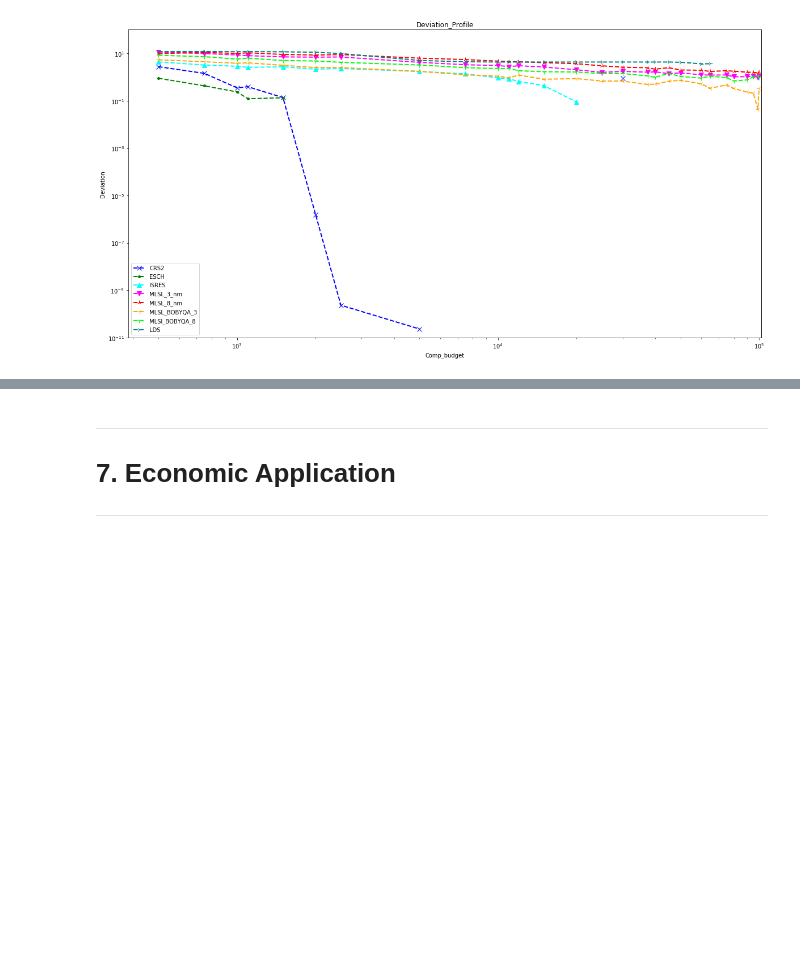
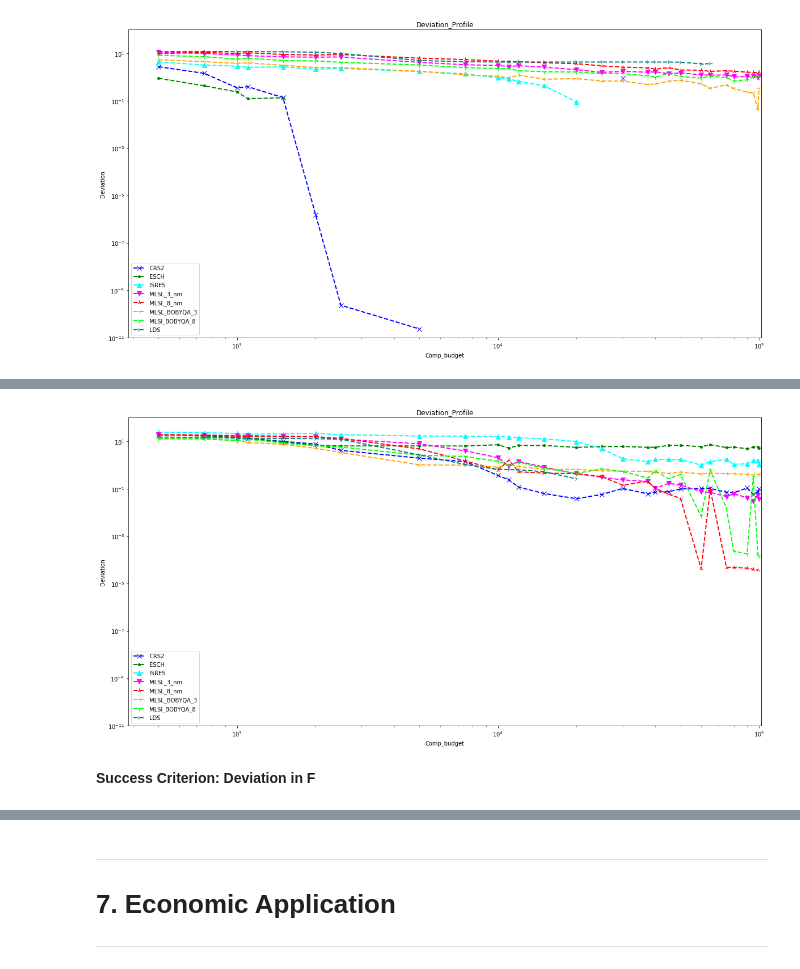
Before and after one commit to OpenSourceEconomics/ose-scientific-computing-course-wirecard, a Jupyter notebook: student_project.ipynb, the cells around one changed output, grey strips where cells are left out. Drawn from its saved outputs; the diff is of its cells as text; code cells hidden in the pictures; blank space fills up the shorter version.

```diff
--- a/student_project.ipynb
+++ b/student_project.ipynb
@@ -735,0 +787,2 @@ deviation_profile_general(deviation_results_frame=deviation_res_al_levi_1,
+# %%
+rosenbrock_info_object=rosenbrock_info(10)
@@ -735,0 +791,18 @@ deviation_profile_general(deviation_results_frame=deviation_res_al_levi_1,
+# %%
+deviation_res_al_rosen_0=get_deviation_results_all(results_list=vector_results_list_rosen,
+                                           tau=1e-4,
+                                           success_criterion=0,
+                                           computational_budget=computational_budgets,
+                                           info_object=rosenbrock_info_object,
+                                           cols_algo_names=col_names,
+                                           n=10,
+                                           computation_method_x=1)
+# %%
+deviation_profile_general(deviation_results_frame=deviation_res_al_rosen_0,
+                          color_vector=color_vector_1,
+                          marker_vector=marker_vector_1,
+                          algo_names=algo_names_2)
+# %% [output]
+[figure, added]
+# %% [markdown]
+**Success Criterion: Deviation in F**
```
Also changed, not shown: parts of 38 cells of this notebook, 13 other files.
